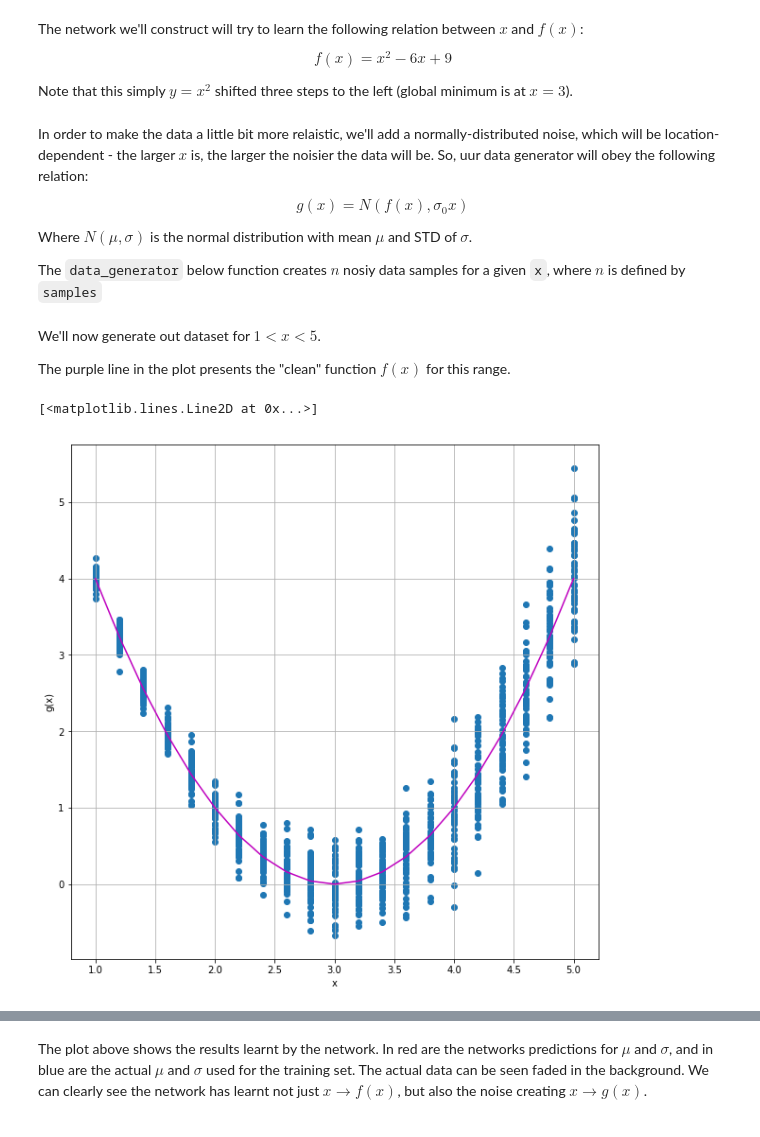
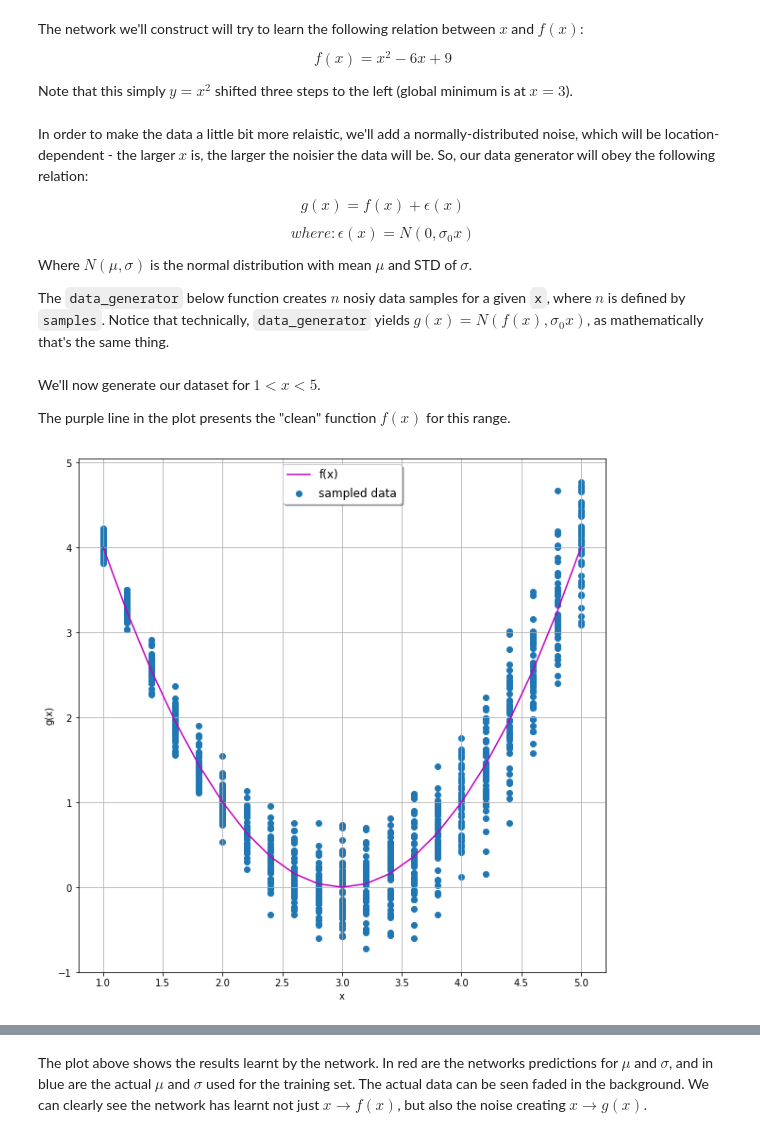
Before and after one commit to shakedzy/notebooks, a Jupyter notebook: mdn/mdn.ipynb, the cells around one changed output, grey strips where cells are left out. Cells and saved outputs as stored; diff of their text form; code cells hidden in the pictures.

```diff
--- a/mdn/mdn.ipynb
+++ b/mdn/mdn.ipynb
@@ -21,41 +21,44 @@ Note that this simply $y = x^2$ shifted three steps to the left (global minimum
 def f(x):
     return x**2-6*x+9
 # %% [markdown]
-In order to make the data a little bit more relaistic, we'll add a normally-distributed noise, which will be location-dependent - the larger $x$ is, the larger the noisier the data will be. So, uur data generator will obey the following relation:
+In order to make the data a little bit more relaistic, we'll add a normally-distributed noise, which will be location-dependent - the larger $x$ is, the larger the noisier the data will be. So, our data generator will obey the following relation:
 
-$$g(x) = N(f(x),\sigma_0 x)$$
+$$g(x) = f(x) + \epsilon(x) $$
+
+$$ where: \epsilon(x) = N(0,\sigma_0 x)$$
 
 Where $N(\mu,\sigma)$ is the normal distribution with mean $\mu$ and STD of $\sigma$.
 
-The `data_generator` below function creates $n$ nosiy data samples for a given `x`, where $n$ is defined by `samples`
+The `data_generator` below function creates $n$ nosiy data samples for a given `x`, where $n$ is defined by `samples`. Notice that technically, `data_generator` yields $g(x) = N(f(x),\sigma_0 x)$, as mathematically that's the same thing.
 # %%
 def data_generator(x,sigma_0,samples):
     return np.random.normal(f(x),sigma_0*x,samples)
 # %% [markdown]
-We'll now generate out dataset for $1<x<5$.
+We'll now generate our dataset for $1<x<5$.
 
 The purple line in the plot presents the "clean" function $f(x)$ for this range.
 # %%
 sigma_0 = 0.1
 x_vals = np.arange(1,5.2,0.2)
 x_arr = np.array([])
 y_arr = np.array([])
 samples = 50
 for x in x_vals:
     x_arr = np.append(x_arr, np.full(samples,x))
     y_arr = np.append(y_arr, data_generator(x,sigma_0,samples))
 x_arr, y_arr = shuffle(x_arr, y_arr)
 x_test = np.arange(1.1,5.1,0.2)
 
-plt.figure(figsize=(10,10))
+fig, ax = plt.subplots(figsize=(10,10))
 plt.grid(True)
 plt.xlabel('x')
 plt.ylabel('g(x)')
-plt.scatter(x_arr,y_arr)
-plt.plot(x_vals,map(f,x_vals),c='m')
+ax.scatter(x_arr,y_arr,label='sampled data')
+ax.plot(x_vals,map(f,x_vals),c='m',label='f(x)')
+ax.legend(loc='upper center',fontsize='large',shadow=True)
+plt.show()
 # %% [output]
-[<matplotlib.lines.Line2D at 0x...>]
-[figure, old version]
+[figure, new version]
 # %% [markdown]
 ## Regular neural network
 We'll now train a neural network which will receive $x$ as input and our noisy $g(x)$ but will have to learn the relation $x \rightarrow f(x)$.
```
Also changed, not shown: parts of 6 cells of this notebook, 1 other file.
